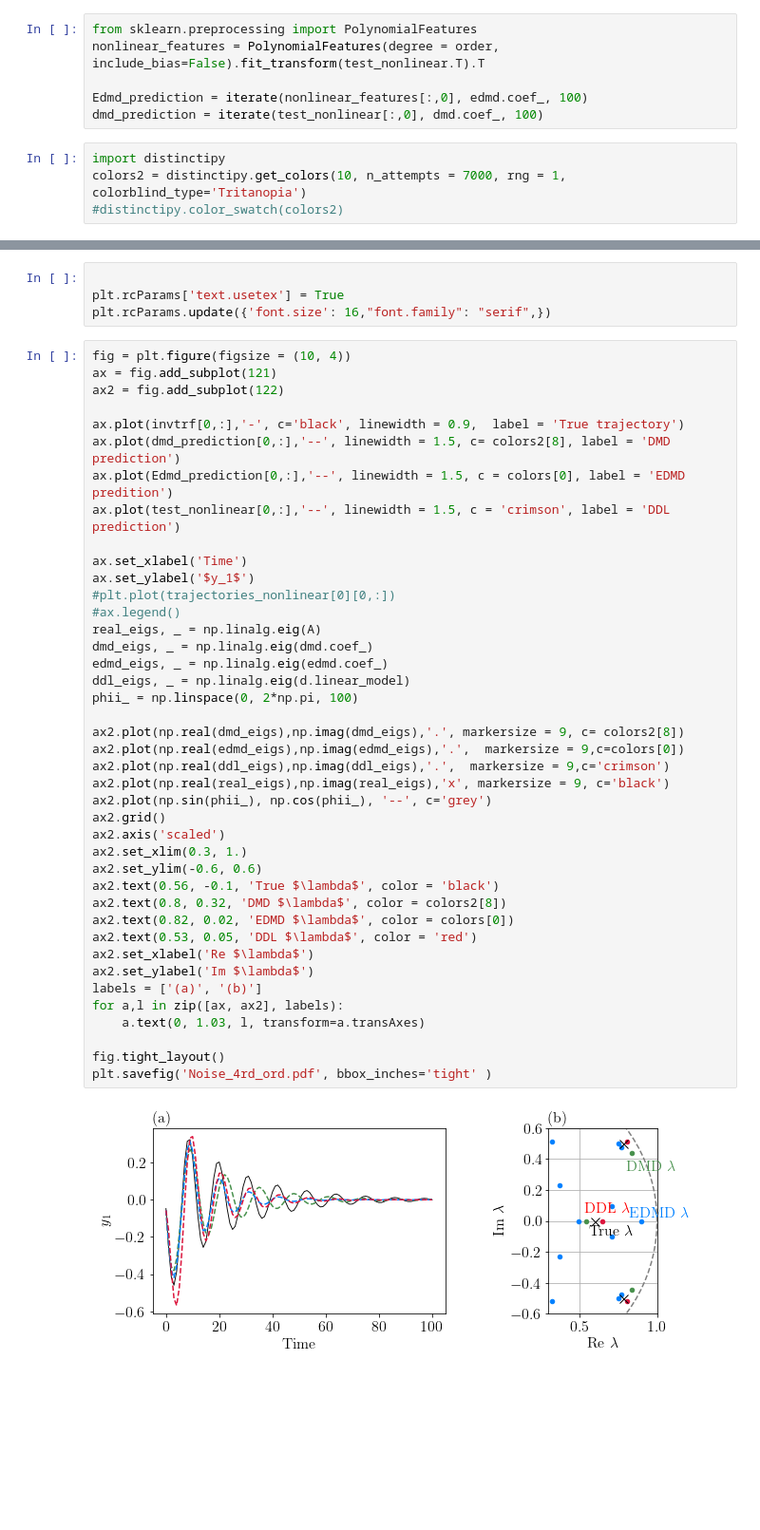
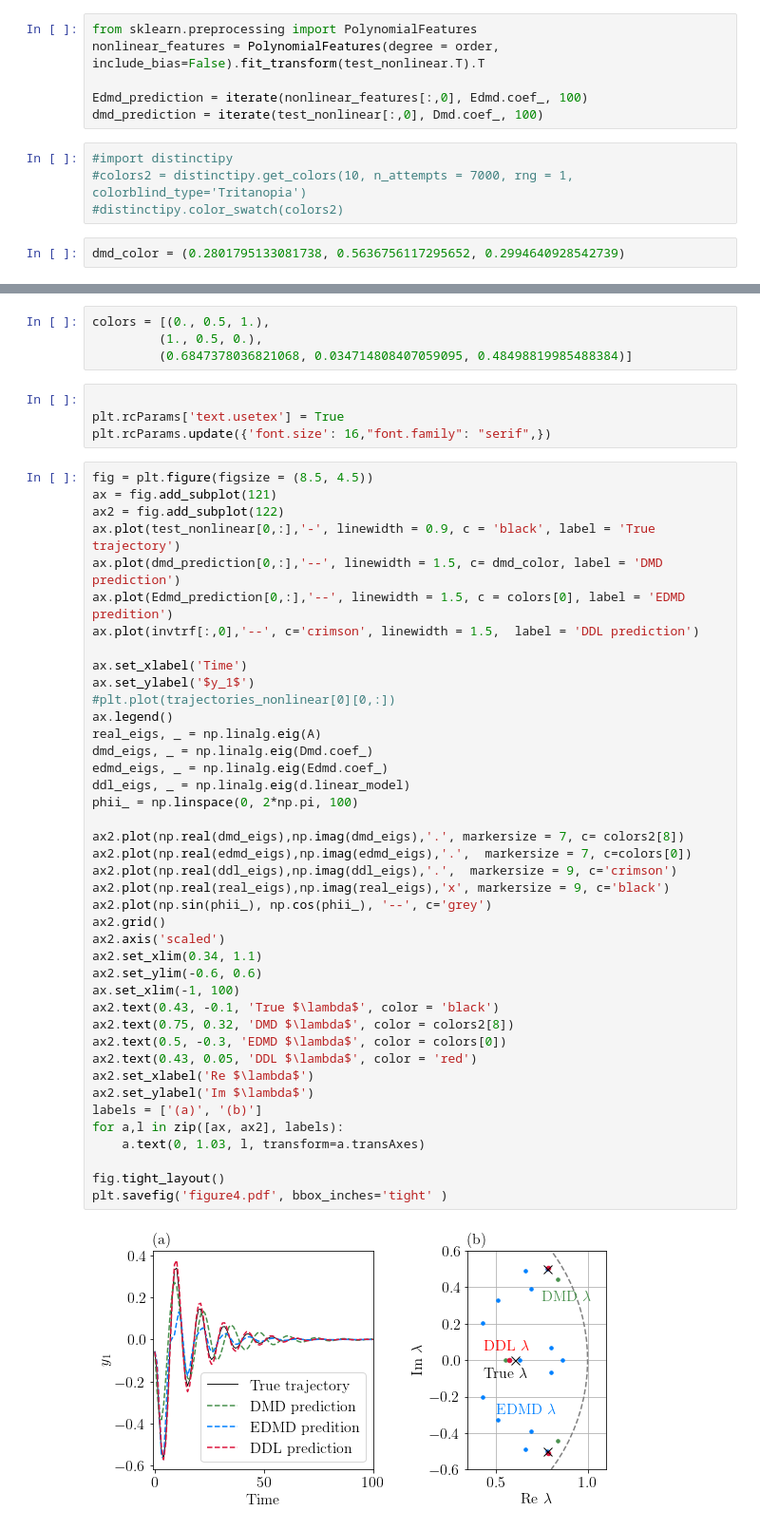
Before and after one commit to haller-group/DataDrivenLinearization, a Jupyter notebook: examples/Example_2_linear_3D-example.ipynb, the cells around one changed output, grey strips where cells are left out. Shown at 95% size. Drawn from its saved outputs; the diff is of its cells as text; blank space fills up the shorter version.

```diff
--- a/examples/Example_2_linear_3D-example.ipynb
+++ b/examples/Example_2_linear_3D-example.ipynb
@@ -170,10 +133,12 @@ invtrf = d.inverse_transform(predicted)
 from sklearn.preprocessing import PolynomialFeatures
 nonlinear_features = PolynomialFeatures(degree = order, include_bias=False).fit_transform(test_nonlinear.T).T
 
-Edmd_prediction = iterate(nonlinear_features[:,0], edmd.coef_, 100)
-dmd_prediction = iterate(test_nonlinear[:,0], dmd.coef_, 100)
+Edmd_prediction = iterate(nonlinear_features[:,0], Edmd.coef_, 100)
+dmd_prediction = iterate(test_nonlinear[:,0], Dmd.coef_, 100)
 # %%
-import distinctipy
-colors2 = distinctipy.get_colors(10, n_attempts = 7000, rng = 1, colorblind_type='Tritanopia')
+#import distinctipy
+#colors2 = distinctipy.get_colors(10, n_attempts = 7000, rng = 1, colorblind_type='Tritanopia')
 #distinctipy.color_swatch(colors2)
+# %%
+dmd_color = (0.2801795133081738, 0.5636756117295652, 0.2994640928542739)
 # %%
@@ -181,49 +146,53 @@ colors = distinctipy.get_colors(3, colorblind_type='Deuteranomaly',exclude_color
 #distinctipy.color_swatch(colors)
 #
+# %%
+colors = [(0., 0.5, 1.),
+         (1., 0.5, 0.),
+         (0.6847378036821068, 0.034714808407059095, 0.48498819985488384)]
 # %%
 
 plt.rcParams['text.usetex'] = True
 plt.rcParams.update({'font.size': 16,"font.family": "serif",})
 # %%
-fig = plt.figure(figsize = (10, 4))
+fig = plt.figure(figsize = (8.5, 4.5))
 ax = fig.add_subplot(121)
 ax2 = fig.add_subplot(122)
-
-ax.plot(invtrf[0,:],'-', c='black', linewidth = 0.9,  label = 'True trajectory')
-ax.plot(dmd_prediction[0,:],'--', linewidth = 1.5, c= colors2[8], label = 'DMD prediction')
+ax.plot(test_nonlinear[0,:],'-', linewidth = 0.9, c = 'black', label = 'True trajectory')
+ax.plot(dmd_prediction[0,:],'--', linewidth = 1.5, c= dmd_color, label = 'DMD prediction')
 ax.plot(Edmd_prediction[0,:],'--', linewidth = 1.5, c = colors[0], label = 'EDMD predition')
-ax.plot(test_nonlinear[0,:],'--', linewidth = 1.5, c = 'crimson', label = 'DDL prediction')
+ax.plot(invtrf[:,0],'--', c='crimson', linewidth = 1.5,  label = 'DDL prediction')
 
 ax.set_xlabel('Time')
 ax.set_ylabel('$y_1$')
 #plt.plot(trajectories_nonlinear[0][0,:])
-#ax.legend()
+ax.legend()
 real_eigs, _ = np.linalg.eig(A)
-dmd_eigs, _ = np.linalg.eig(dmd.coef_)
-edmd_eigs, _ = np.linalg.eig(edmd.coef_)
+dmd_eigs, _ = np.linalg.eig(Dmd.coef_)
+edmd_eigs, _ = np.linalg.eig(Edmd.coef_)
 ddl_eigs, _ = np.linalg.eig(d.linear_model)
 phii_ = np.linspace(0, 2*np.pi, 100)
 
-ax2.plot(np.real(dmd_eigs),np.imag(dmd_eigs),'.', markersize = 9, c= colors2[8])
-ax2.plot(np.real(edmd_eigs),np.imag(edmd_eigs),'.',  markersize = 9,c=colors[0])
-ax2.plot(np.real(ddl_eigs),np.imag(ddl_eigs),'.',  markersize = 9,c='crimson')
+ax2.plot(np.real(dmd_eigs),np.imag(dmd_eigs),'.', markersize = 7, c= colors2[8])
+ax2.plot(np.real(edmd_eigs),np.imag(edmd_eigs),'.',  markersize = 7, c=colors[0])
+ax2.plot(np.real(ddl_eigs),np.imag(ddl_eigs),'.',  markersize = 9, c='crimson')
 ax2.plot(np.real(real_eigs),np.imag(real_eigs),'x', markersize = 9, c='black')
 ax2.plot(np.sin(phii_), np.cos(phii_), '--', c='grey')
 ax2.grid()
 ax2.axis('scaled')
-ax2.set_xlim(0.3, 1.)
+ax2.set_xlim(0.34, 1.1)
 ax2.set_ylim(-0.6, 0.6)
-ax2.text(0.56, -0.1, 'True $\lambda$', color = 'black')
-ax2.text(0.8, 0.32, 'DMD $\lambda$', color = colors2[8])
-ax2.text(0.82, 0.02, 'EDMD $\lambda$', color = colors[0])
-ax2.text(0.53, 0.05, 'DDL $\lambda$', color = 'red')
+ax.set_xlim(-1, 100)
+ax2.text(0.43, -0.1, 'True $\lambda$', color = 'black')
+ax2.text(0.75, 0.32, 'DMD $\lambda$', color = colors2[8])
+ax2.text(0.5, -0.3, 'EDMD $\lambda$', color = colors[0])
+ax2.text(0.43, 0.05, 'DDL $\lambda$', color = 'red')
 ax2.set_xlabel('Re $\lambda$')
 ax2.set_ylabel('Im $\lambda$')
 labels = ['(a)', '(b)']
 for a,l in zip([ax, ax2], labels):
     a.text(0, 1.03, l, transform=a.transAxes)
 
 fig.tight_layout()
-plt.savefig('Noise_4rd_ord.pdf', bbox_inches='tight' )
+plt.savefig('figure4.pdf', bbox_inches='tight' )
 # %% [output]
-[figure, old version]
+[figure, new version]
```
Also changed, not shown: parts of 8 cells of this notebook, 1 other file.
